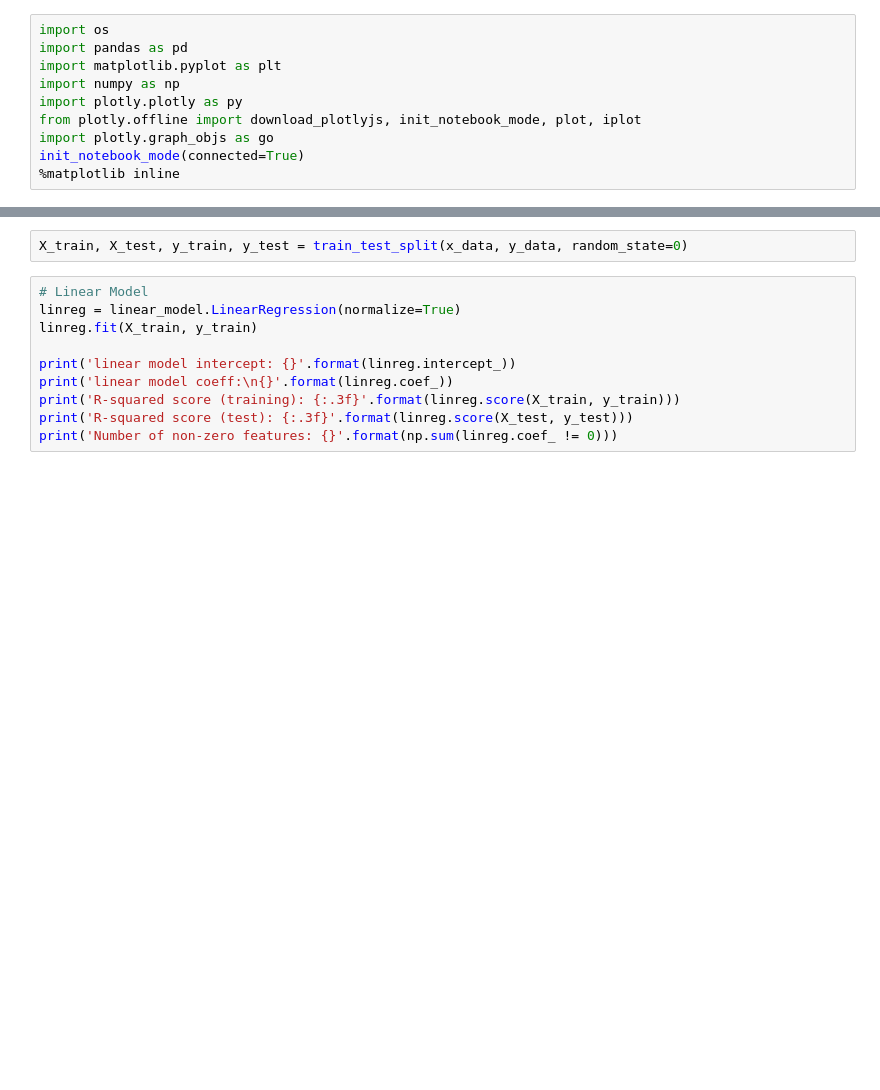
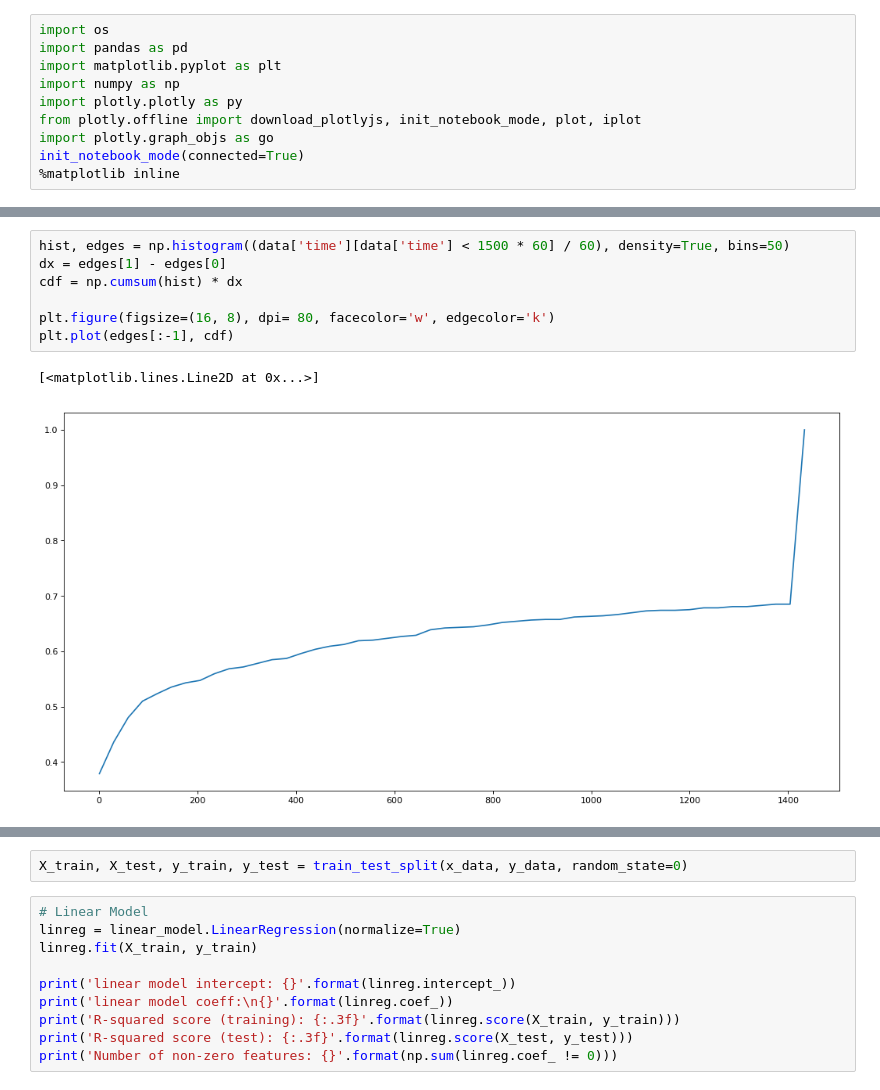
Before and after one commit to ribuild/delphin_6_automation, a Jupyter notebook: data_process/simtime_prediction/process_data.ipynb, the cells around one changed output, grey strips where cells are left out. Cells and saved outputs as stored; diff of their text form; blank space fills up the shorter version.

```diff
--- a/data_process/simtime_prediction/process_data.ipynb
+++ b/data_process/simtime_prediction/process_data.ipynb
@@ -27,3 +38,13 @@ Text(0.5,0,'Simulation Time in minutes')
+# %%
+hist, edges = np.histogram((data['time'][data['time'] < 1500 * 60] / 60), density=True, bins=50)
+dx = edges[1] - edges[0]
+cdf = np.cumsum(hist) * dx
+
+plt.figure(figsize=(16, 8), dpi= 80, facecolor='w', edgecolor='k')
+plt.plot(edges[:-1], cdf)
+# %% [output]
+[<matplotlib.lines.Line2D at 0x...>]
+[figure, added]
 # %%
 from sklearn.model_selection import train_test_split
 from sklearn import linear_model
```
Also changed, not shown: parts of 18 cells of this notebook, 4 other files.
